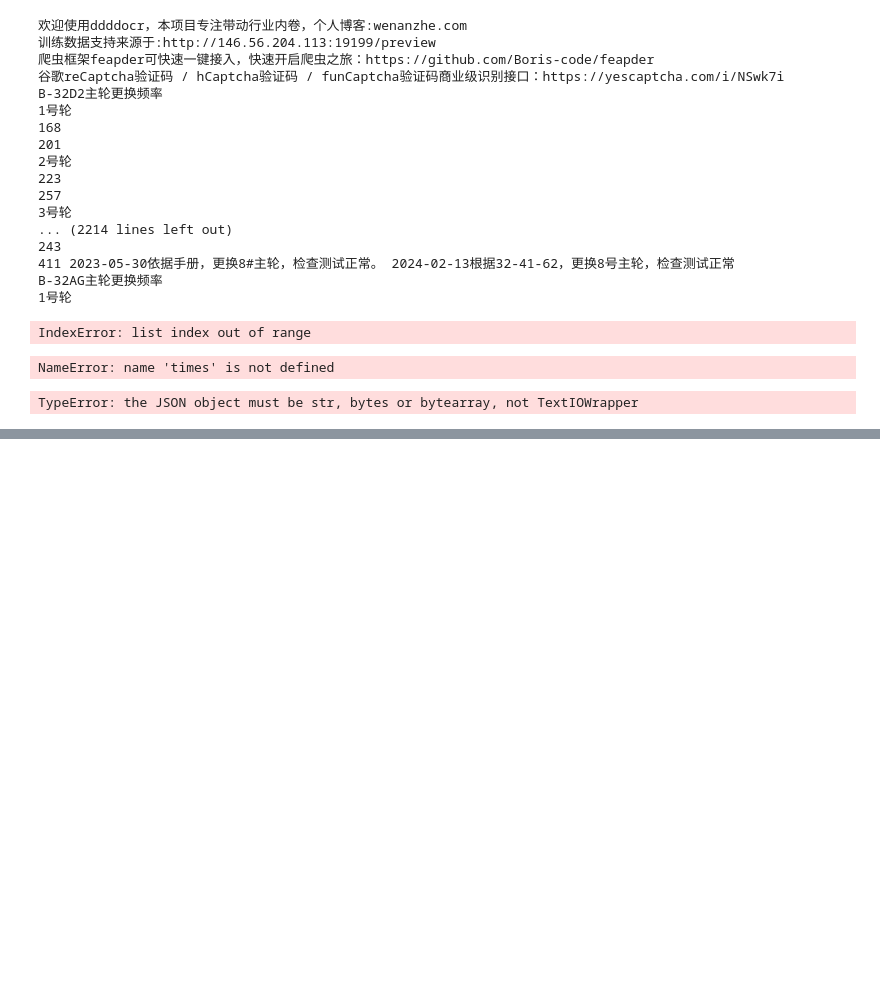
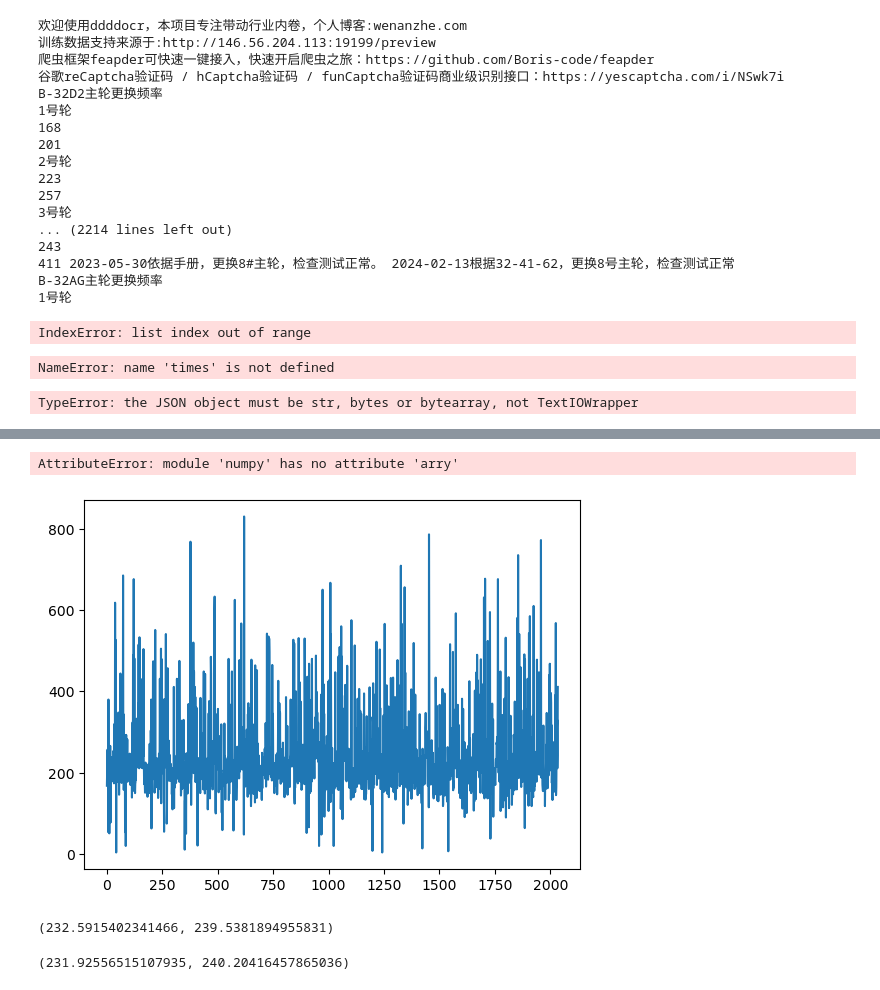
Before and after one commit to makejeef/amro, a Jupyter notebook: fl_data.ipynb, the cells around one changed output, grey strips where cells are left out. Drawn from its saved outputs; the diff is of its cells as text; code cells hidden in the pictures; blank space fills up the shorter version.

```diff
--- a/fl_data.ipynb
+++ b/fl_data.ipynb
@@ -123,0 +396,46 @@ with open('wheels_fl.json','w',encoding='utf-8') as f:
+# %%
+import matplotlib.pyplot as plt
+import numpy as np
+
+x=np.array(range(len(cycle)))
+y=np.array(cycle)
+
+plt.plot(x, y)
+plt.show()
+# %% [output]
+AttributeError: module 'numpy' has no attribute 'arry'
+# %%
+import matplotlib.pyplot as plt
+import numpy as np
+
+x=np.array(range(len(cycle)))
+y=np.array(cycle)
+
+plt.plot(x, y)
+plt.show()
+# %% [output]
+[figure, added]
+# %%
+import numpy as np
+import scipy.stats as st
+
+
+
+# create 90% confidence interval
+st.t.interval(0.90, df=len(cycle)-1,
+              loc=np.mean(cycle),
+              scale=st.sem(cycle))
+# %% [output]
+(232.5915402341466, 239.5381894955831)
+# %%
+import numpy as np
+import scipy.stats as st
+
+
+
+# create 90% confidence interval
+st.t.interval(0.95, df=len(cycle)-1,
+              loc=np.mean(cycle),
+              scale=st.sem(cycle))
+# %% [output]
+(231.92556515107935, 240.20416457865036)
```
Also changed, not shown: parts of 32 cells of this notebook, 3 other files.
